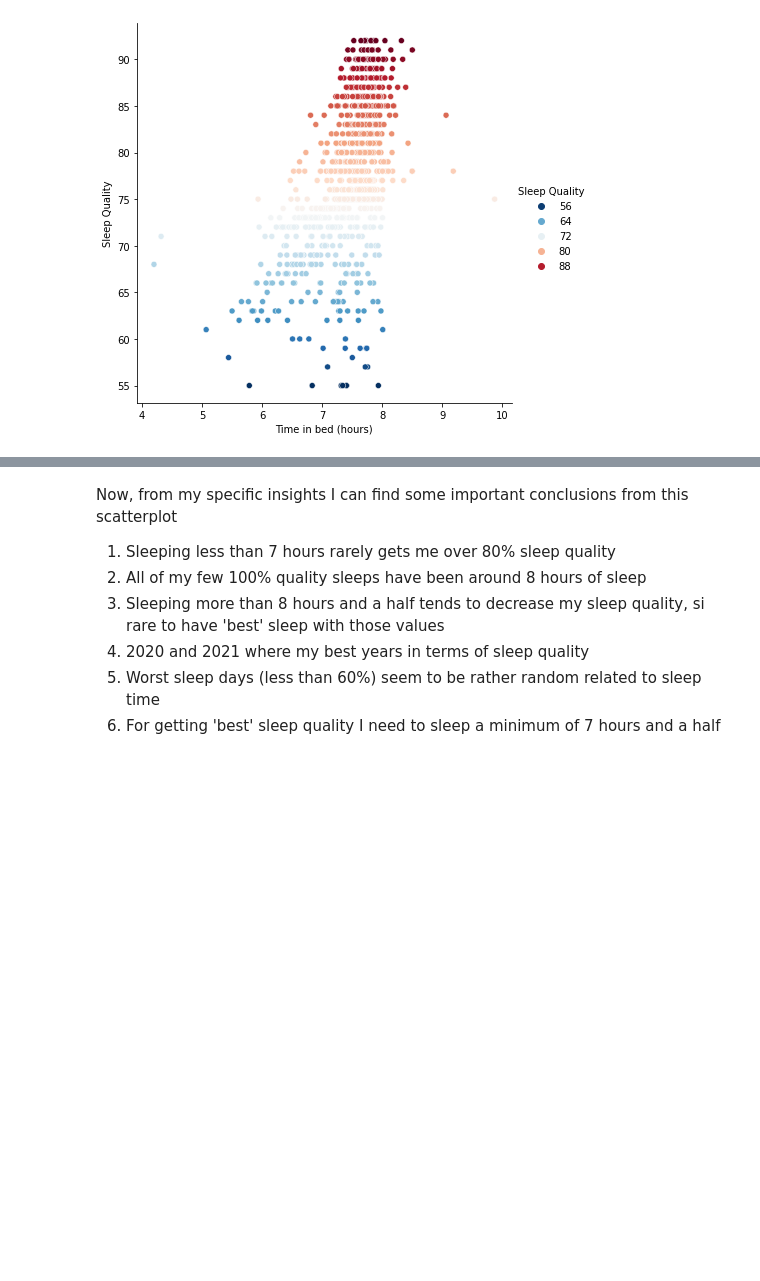
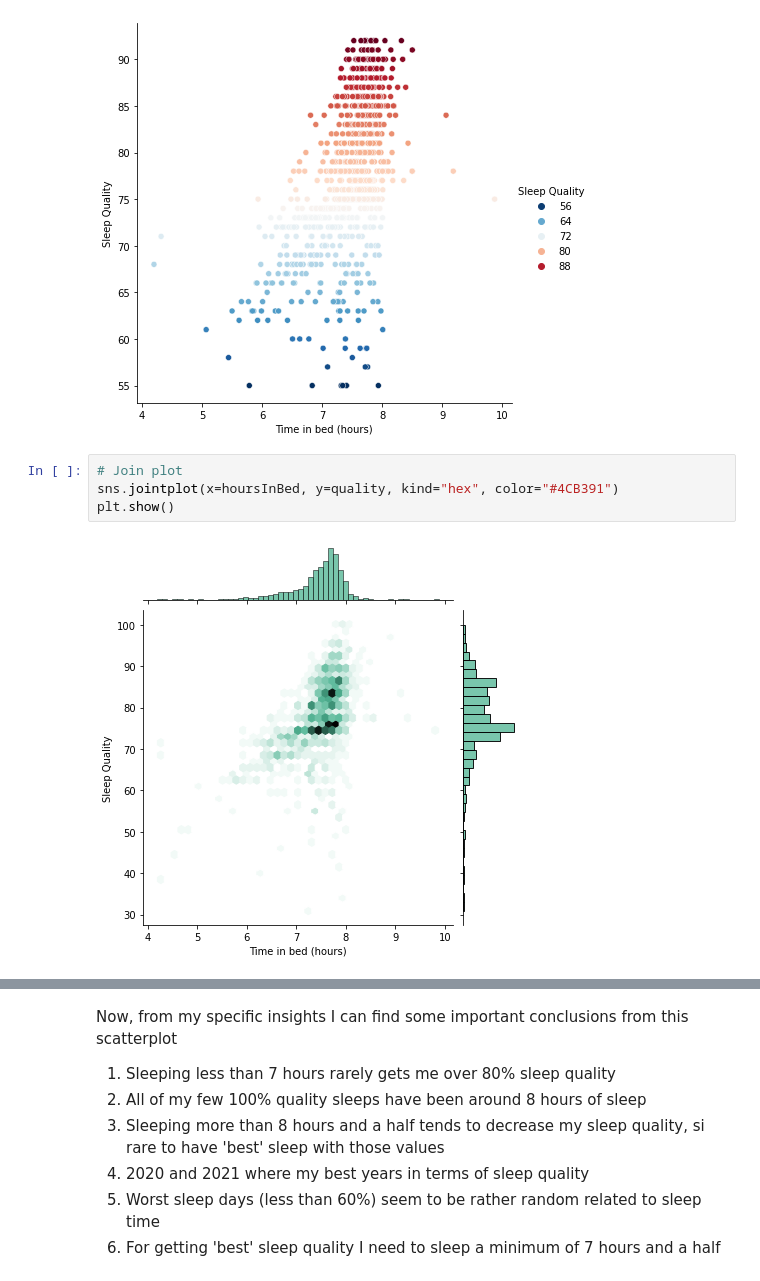
Before and after one commit to JRamirex/SleepCycleAnalyzer, a Jupyter notebook: SleepAnalyzer.ipynb, the cells around one changed output, grey strips where cells are left out. Saved outputs shown, nothing was run; the diff lists cells and outputs as text; blank space fills up the shorter version.

```diff
--- a/SleepAnalyzer.ipynb
+++ b/SleepAnalyzer.ipynb
@@ -368,3 +374,9 @@ normalSleep['Sleep Quality'].corr(normalSleep['Time in bed (hours)'])
 # %% [output]
 0.5362828408349961
 [figure]
+# %%
+# Join plot
+sns.jointplot(x=hoursInBed, y=quality, kind="hex", color="#4CB391")
+plt.show()
+# %% [output]
+[figure, added]
```
Also changed, not shown: parts of 3 cells of this notebook.
